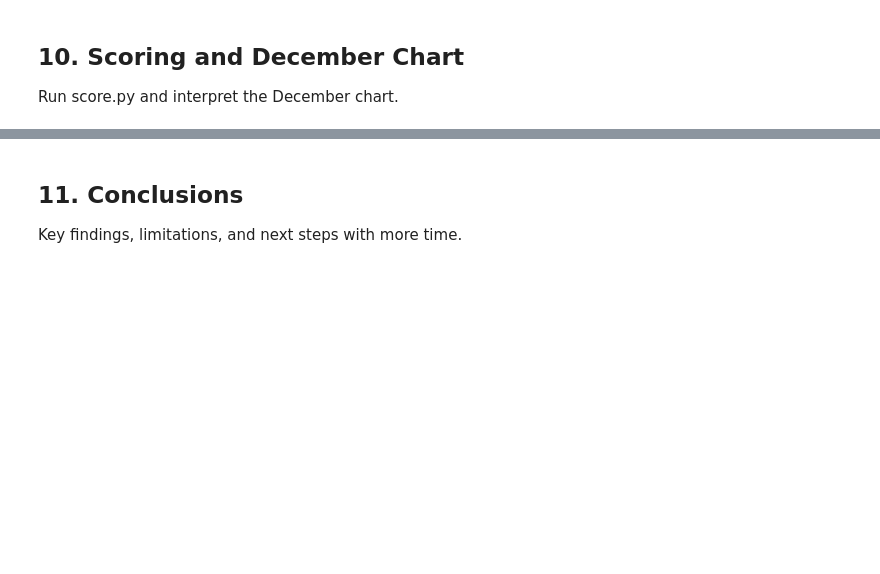
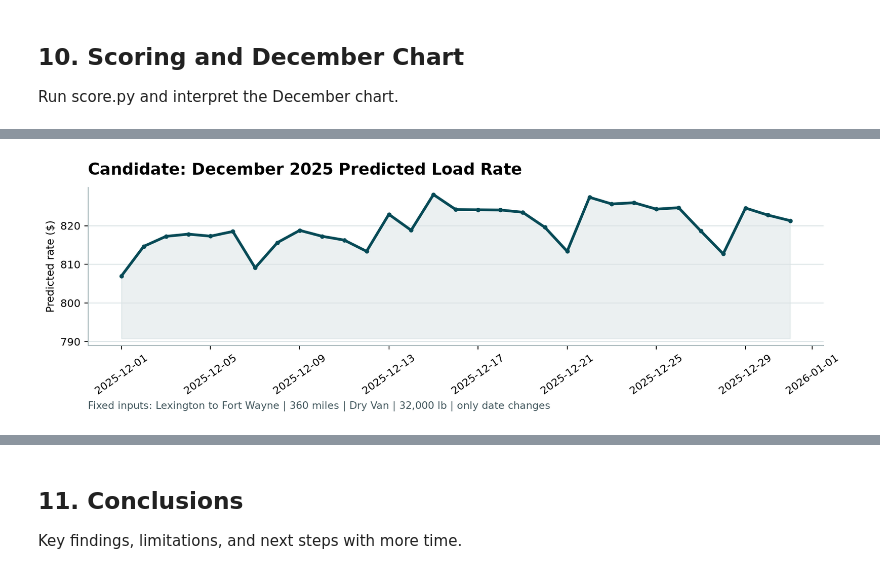
Before and after one commit to EstebanM-M/freight-rate-prediction, a Jupyter notebook: notebook.ipynb, the cells around one changed output, grey strips where cells are left out. Saved outputs shown, nothing was run; the diff lists cells and outputs as text; code cells hidden in the pictures; blank space fills up the shorter version.

Commit message:
Scoring, December chart, conclusions and feature importance

```diff
--- a/notebook.ipynb
+++ b/notebook.ipynb
@@ -722,0 +748,5 @@ Run score.py and interpret the December chart.
+# %%
+from IPython.display import Image
+Image('scorer_results/candidate_december.png')
+# %% [output]
+[figure, added]
```
Also changed, not shown: parts of 5 cells of this notebook, 1 other file.
